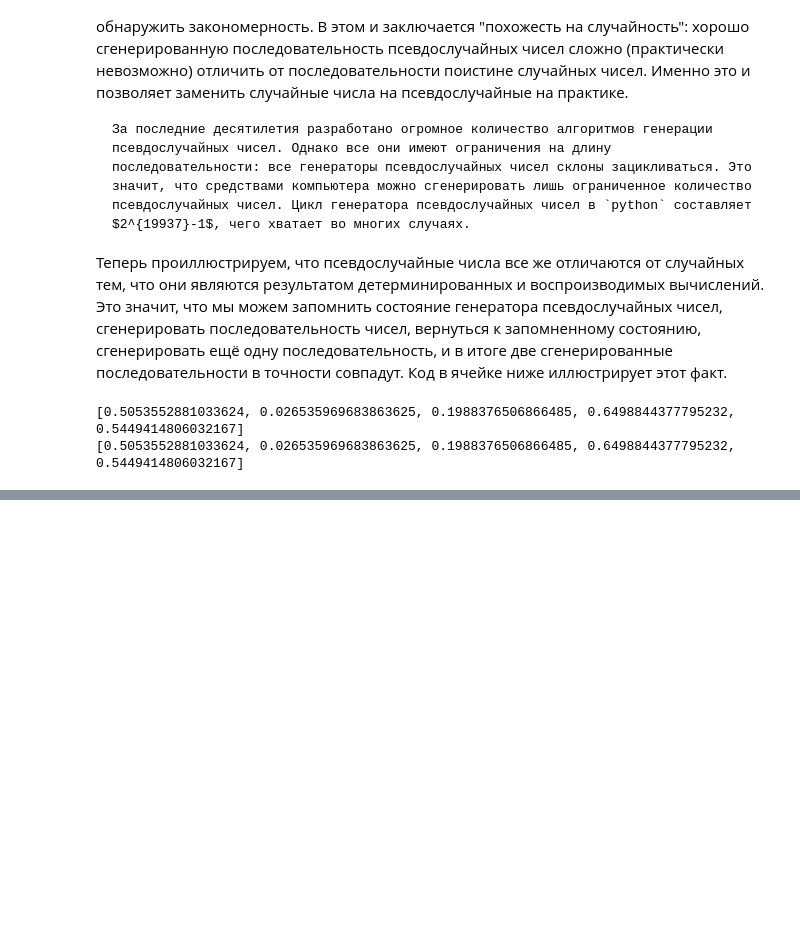
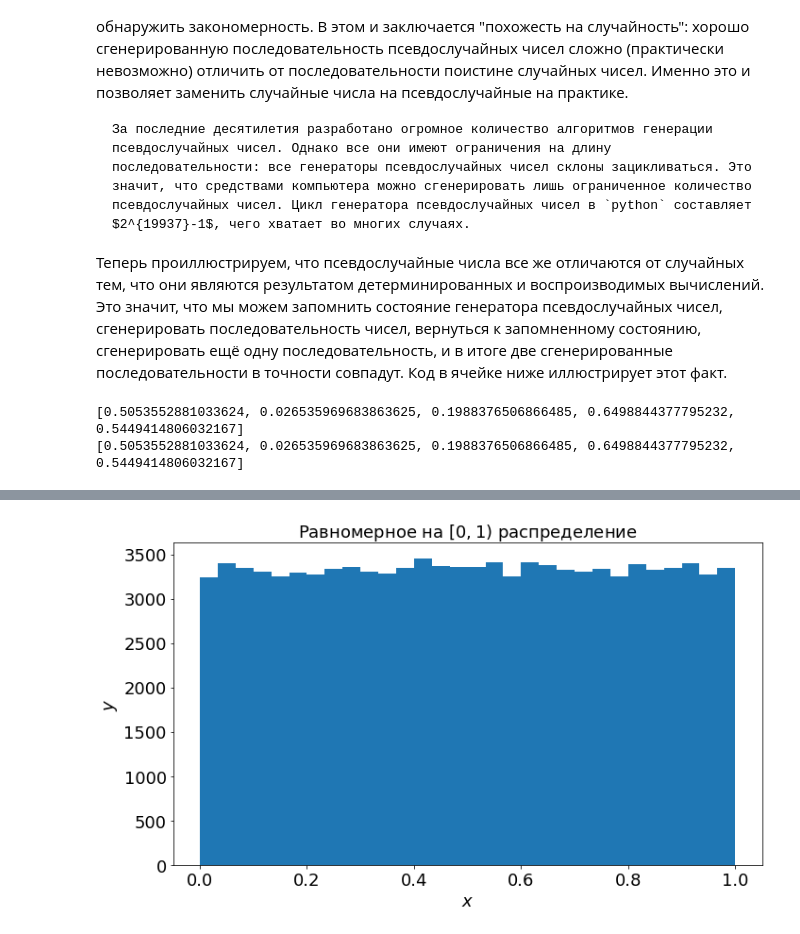
Before and after one commit to FadeevLecturer/python_lectures, a Jupyter notebook: notebooks/numpy/random.ipynb, the cells around one changed output, grey strips where cells are left out. Saved outputs shown, nothing was run; the diff lists cells and outputs as text; code cells hidden in the pictures; blank space fills up the shorter version.

```diff
--- a/notebooks/numpy/random.ipynb
+++ b/notebooks/numpy/random.ipynb
@@ -104,0 +159,13 @@ print(x)
+# %%
+def plot_continuous(generated, x_min, x_max, nbins, title):
+    fig, ax = plt.subplots(figsize=(10, 6), layout="tight")
+    ax.hist(generated, range=(x_min, x_max), bins=nbins)
+    ax.tick_params(labelsize=18)
+    ax.set_xlabel("$x$", size=18)
+    ax.set_ylabel("$y$", size=18)
+    ax.set_title(title, size=18)
+# %%
+numbers = rng.random(size=100_000)
+plot_continuous(numbers, 0, 1, 30, "Равномерное на $[0, 1)$ распределение")
+# %% [output]
+[figure, added]
```
Also changed, not shown: parts of 26 cells of this notebook, 3 other files.
